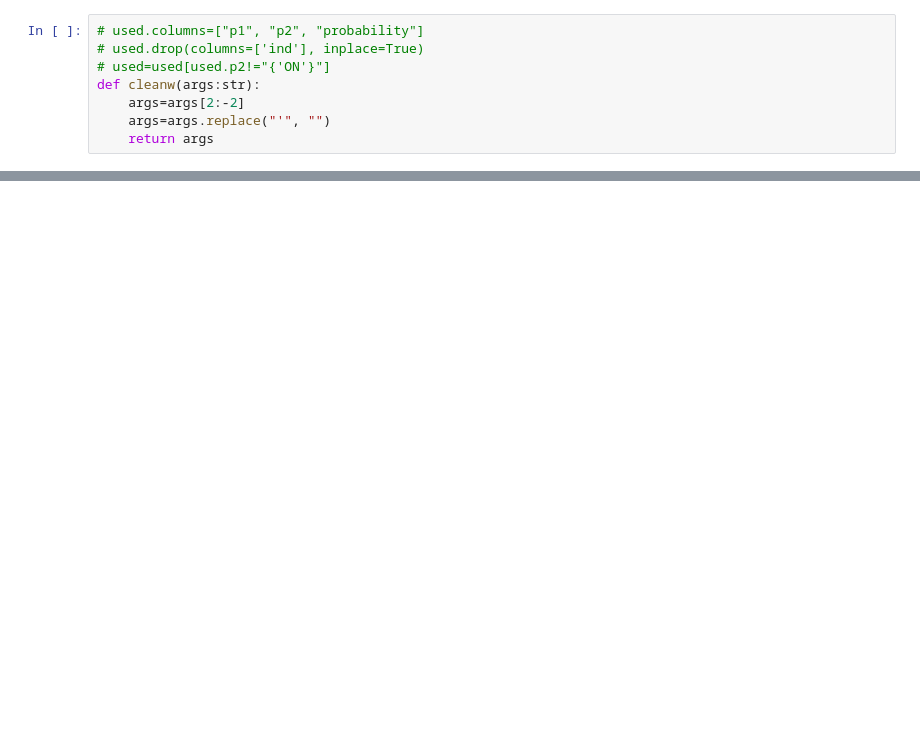
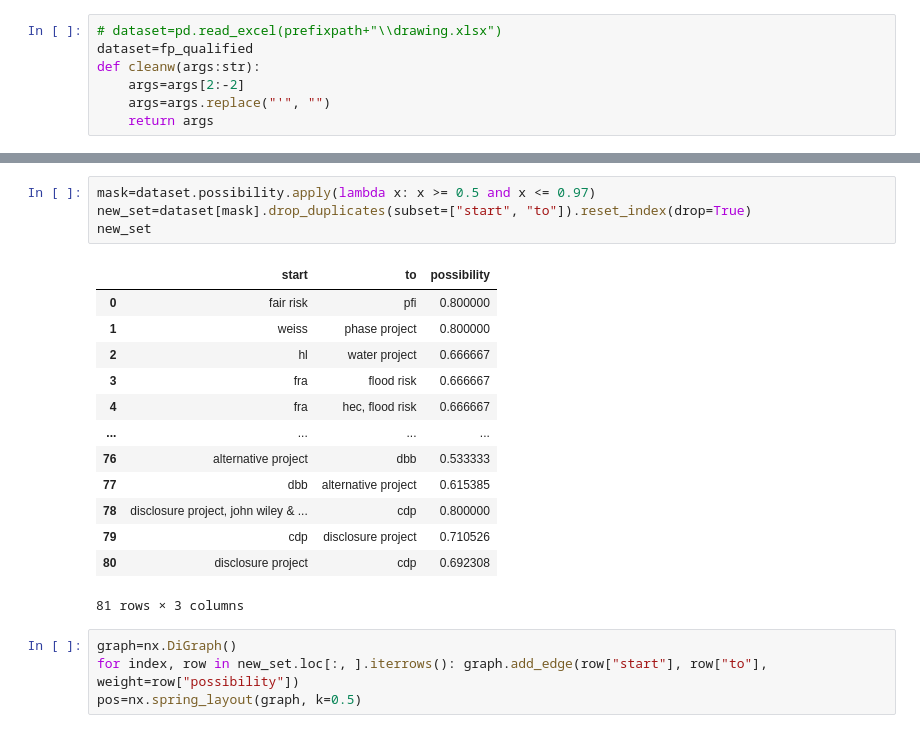
Before and after one commit to sinomark123/knowledge-graph-for-stakeholder-risks-detection-in-mega-infrastructure-projects, a Jupyter notebook: NPL -- BRE/NetWookX.ipynb, the cells around one changed output, grey strips where cells are left out. Saved outputs shown, nothing was run; the diff lists cells and outputs as text; blank space fills up the shorter version.

```diff
--- a/NPL -- BRE/NetWookX.ipynb
+++ b/NPL -- BRE/NetWookX.ipynb
@@ -8,7 +115,6 @@ used=pd.read_csv(fpath)
 # %%
-# used.columns=["p1", "p2", "probability"]
-# used.drop(columns=['ind'], inplace=True)
-# used=used[used.p2!="{'ON'}"]
+# dataset=pd.read_excel(prefixpath+"\\drawing.xlsx")
+dataset=fp_qualified
 def cleanw(args:str):
     args=args[2:-2]
     args=args.replace("'", "")
@@ -77,0 +122,22 @@ pos
+# %%
+mask=dataset.possibility.apply(lambda x: x >= 0.5 and x <= 0.97)
+new_set=dataset[mask].drop_duplicates(subset=["start", "to"]).reset_index(drop=True)
+new_set
+# %% [output]
+|  | start | to | possibility |
+| 0 | fair risk | pfi | 0.800000 |
+| 1 | weiss | phase project | 0.800000 |
+| 2 | hl | water project | 0.666667 |
+| 3 | fra | flood risk | 0.666667 |
+| 4 | fra | hec, flood risk | 0.666667 |
+| ... | ... | ... | ... |
+| 76 | alternative project | dbb | 0.533333 |
+| 77 | dbb | alternative project | 0.615385 |
+| 78 | disclosure project, john wiley & ... | cdp | 0.800000 |
+| 79 | cdp | disclosure project | 0.710526 |
+| 80 | disclosure project | cdp | 0.692308 |
+81 rows × 3 columns
+# %%
+graph=nx.DiGraph()
+for index, row in new_set.loc[:, ].iterrows(): graph.add_edge(row["start"], row["to"], weight=row["possibility"])
+pos=nx.spring_layout(graph, k=0.5)
```
Also changed, not shown: parts of 18 cells of this notebook, 9 other files.
